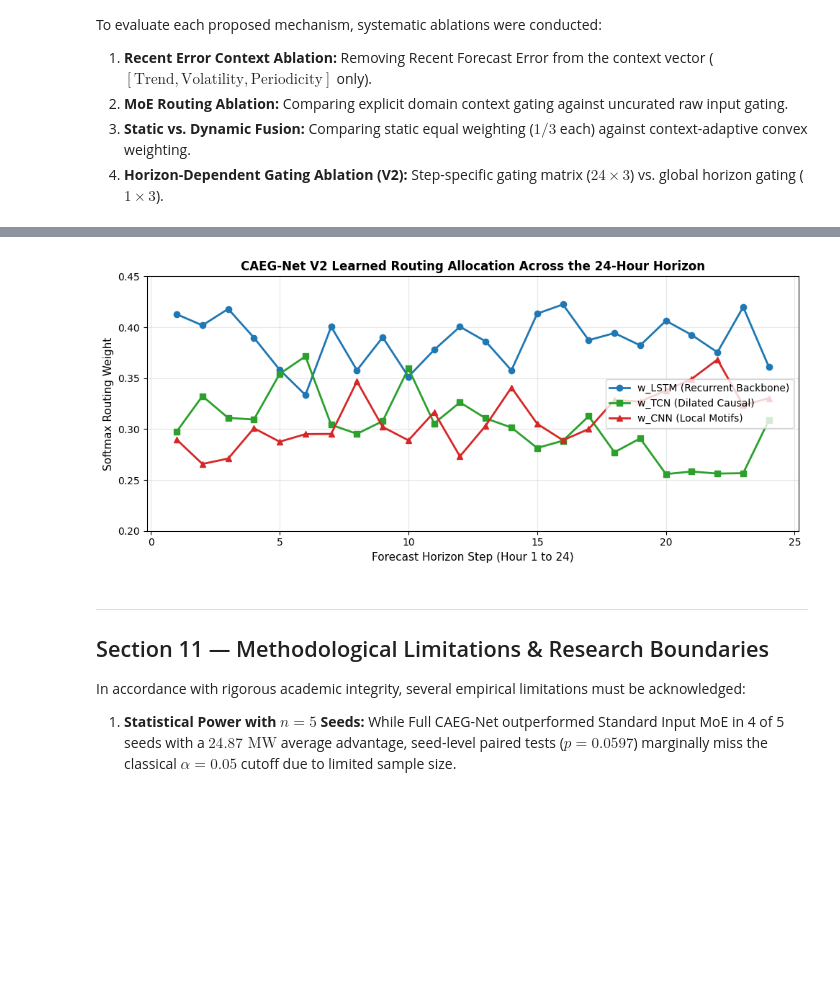
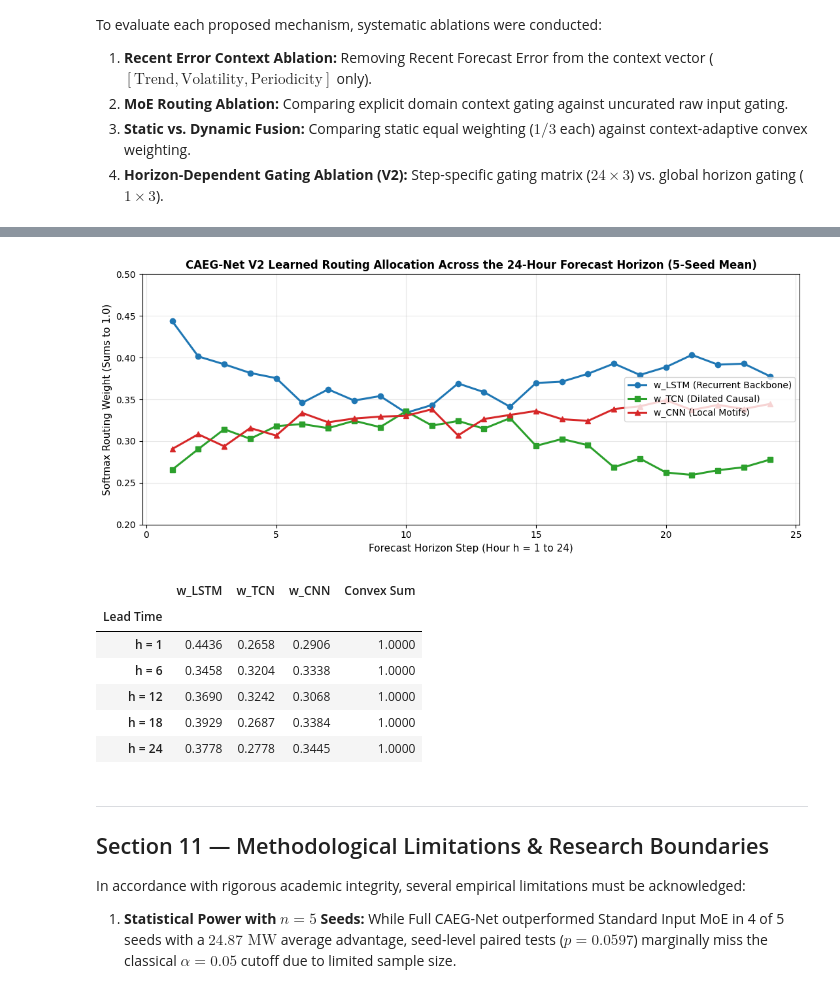
Before and after one commit to vinay-0208/CAEGNET, a Jupyter notebook: notebooks/CAEG_Net_Faculty_Review.ipynb, the cells around one changed output, grey strips where cells are left out. Cells and saved outputs as stored; diff of their text form; code cells hidden in the pictures; blank space fills up the shorter version.

Commit message:
CAEG-Net V2: Reconciled experiments and final academic audit

```diff
--- a/notebooks/CAEG_Net_Faculty_Review.ipynb
+++ b/notebooks/CAEG_Net_Faculty_Review.ipynb
@@ -364,26 +368,39 @@ display(ablation_summary.set_index("Ablation"))
 # %%
 cache_v2 = np.load(os.path.join(repo_dir, "results", "caeg_v2", "phase7_v2_multiseed_cache.npz"), allow_pickle=True)
-w_v2_seed42 = cache_v2["weights_v2_seed_42"]  # [1294, 24, 3]
-
-# Average routing weight across all test origins as a function of horizon step
-mean_w_horizon = np.mean(w_v2_seed42, axis=0) # [24, 3]
+seeds = [42, 123, 2024, 3407, 999]
+all_weights = [cache_v2[f"weights_v2_seed_{s}"] for s in seeds]
+mean_w_5seeds = np.mean(np.array(all_weights), axis=(0, 1)) # [24, 3]
 
 h_axis = np.arange(1, 25)
-plt.figure(figsize=(10, 4.5))
-plt.plot(h_axis, mean_w_horizon[:, 0], "o-", color="#1f77b4", lw=2, label="w_LSTM (Recurrent Backbone)")
-plt.plot(h_axis, mean_w_horizon[:, 1], "s-", color="#2ca02c", lw=2, label="w_TCN (Dilated Causal)")
-plt.plot(h_axis, mean_w_horizon[:, 2], "^-", color="#d62728", lw=2, label="w_CNN (Local Motifs)")
+fig, ax = plt.subplots(figsize=(11, 4.8))
+ax.plot(h_axis, mean_w_5seeds[:, 0], "o-", color="#1f77b4", lw=2.2, label="w_LSTM (Recurrent Backbone)")
+ax.plot(h_axis, mean_w_5seeds[:, 1], "s-", color="#2ca02c", lw=2.2, label="w_TCN (Dilated Causal)")
+ax.plot(h_axis, mean_w_5seeds[:, 2], "^-", color="#d62728", lw=2.2, label="w_CNN (Local Motifs)")
 
-plt.title("CAEG-Net V2 Learned Routing Allocation Across the 24-Hour Horizon", fontsize=12, fontweight="bold")
-plt.xlabel("Forecast Horizon Step (Hour 1 to 24)", fontsize=11)
-plt.ylabel("Softmax Routing Weight", fontsize=11)
-plt.ylim(0.20, 0.45)
-plt.grid(True, alpha=0.3)
-plt.legend(loc="center right", fontsize=10)
+ax.set_title("CAEG-Net V2 Learned Routing Allocation Across the 24-Hour Forecast Horizon (5-Seed Mean)", fontsize=12, fontweight="bold")
+ax.set_xlabel("Forecast Horizon Step (Hour h = 1 to 24)", fontsize=11)
+ax.set_ylabel("Softmax Routing Weight (Sums to 1.0)", fontsize=11)
+ax.set_ylim(0.20, 0.50)
+ax.grid(True, alpha=0.3)
+ax.legend(loc="center right", fontsize=10)
 plt.tight_layout()
 plt.show()
+
+# Display verified sample horizon weights
+w_df = pd.DataFrame([
+    {"Lead Time": f"h = {h}", "w_LSTM": f"{mean_w_5seeds[h-1, 0]:.4f}", "w_TCN": f"{mean_w_5seeds[h-1, 1]:.4f}", "w_CNN": f"{mean_w_5seeds[h-1, 2]:.4f}", "Convex Sum": f"{np.sum(mean_w_5seeds[h-1]):.4f}"}
+    for h in [1, 6, 12, 18, 24]
+])
+display(w_df.set_index("Lead Time"))
 # %% [output]
-[figure, old version]
+[figure, new version]
+|  | w_LSTM | w_TCN | w_CNN | Convex Sum |
+| Lead Time |  |  |  |  |
+| h = 1 | 0.4436 | 0.2658 | 0.2906 | 1.0000 |
+| h = 6 | 0.3458 | 0.3204 | 0.3338 | 1.0000 |
+| h = 12 | 0.3690 | 0.3242 | 0.3068 | 1.0000 |
+| h = 18 | 0.3929 | 0.2687 | 0.3384 | 1.0000 |
+| h = 24 | 0.3778 | 0.2778 | 0.3445 | 1.0000 |
 # %% [markdown]
 ---
 ## Section 11 — Methodological Limitations & Research Boundaries
```
Also changed, not shown: parts of 5 cells of this notebook, 8 other files.
